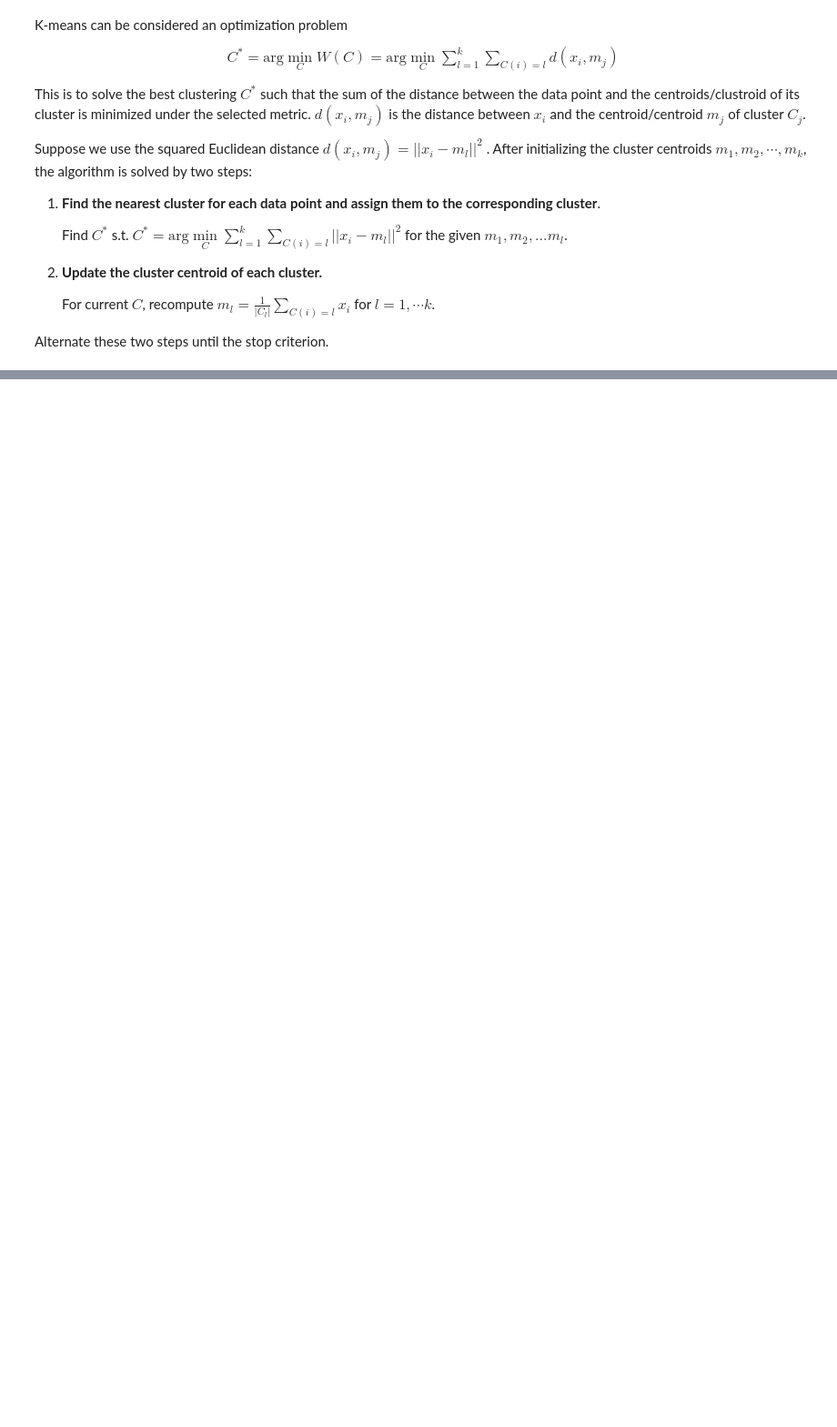
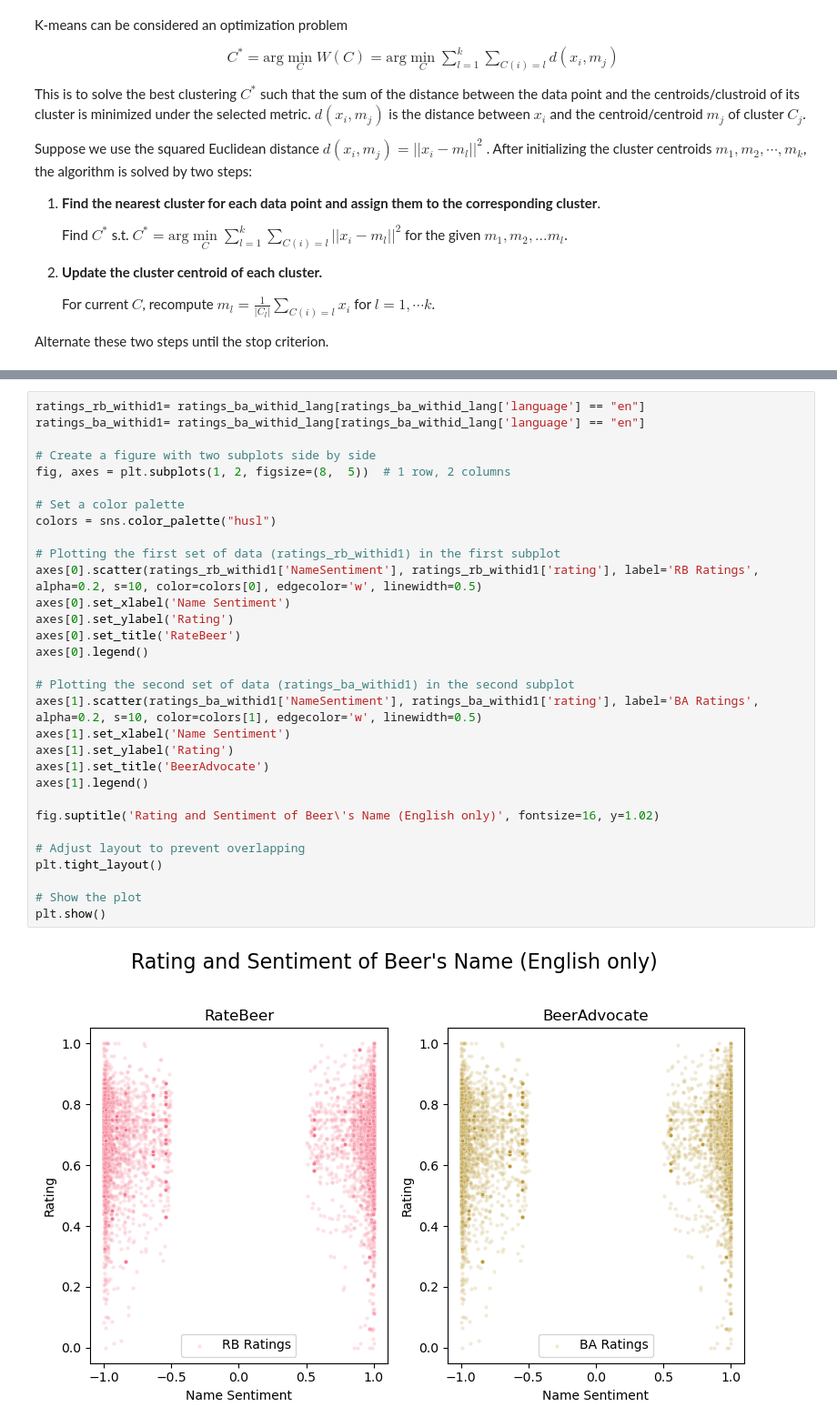
Before and after one commit to epfl-ada/ada-2023-project-badanalysist, a Jupyter notebook: preprocessing.ipynb, the cells around one changed output, grey strips where cells are left out. Shown at 91% size. Saved outputs shown, nothing was run; the diff lists cells and outputs as text; blank space fills up the shorter version.

```diff
--- a/preprocessing.ipynb
+++ b/preprocessing.ipynb
@@ -517,0 +684,33 @@ Alternate these two steps until the stop criterion.
+# %%
+ratings_rb_withid1= ratings_ba_withid_lang[ratings_ba_withid_lang['language'] == "en"]
+ratings_ba_withid1= ratings_ba_withid_lang[ratings_ba_withid_lang['language'] == "en"]
+
+# Create a figure with two subplots side by side
+fig, axes = plt.subplots(1, 2, figsize=(8,  5))  # 1 row, 2 columns
+
+# Set a color palette
+colors = sns.color_palette("husl")
+
+# Plotting the first set of data (ratings_rb_withid1) in the first subplot
+axes[0].scatter(ratings_rb_withid1['NameSentiment'], ratings_rb_withid1['rating'], label='RB Ratings', alpha=0.2, s=10, color=colors[0], edgecolor='w', linewidth=0.5)
+axes[0].set_xlabel('Name Sentiment')
+axes[0].set_ylabel('Rating')
+axes[0].set_title('RateBeer')
+axes[0].legend()
+
+# Plotting the second set of data (ratings_ba_withid1) in the second subplot
+axes[1].scatter(ratings_ba_withid1['NameSentiment'], ratings_ba_withid1['rating'], label='BA Ratings', alpha=0.2, s=10, color=colors[1], edgecolor='w', linewidth=0.5)
+axes[1].set_xlabel('Name Sentiment')
+axes[1].set_ylabel('Rating')
+axes[1].set_title('BeerAdvocate')
+axes[1].legend()
+
+fig.suptitle('Rating and Sentiment of Beer\'s Name (English only)', fontsize=16, y=1.02)
+
+# Adjust layout to prevent overlapping
+plt.tight_layout()
+
+# Show the plot
+plt.show()
+# %% [output]
+[figure, added]
```
Also changed, not shown: parts of 23 cells of this notebook.
